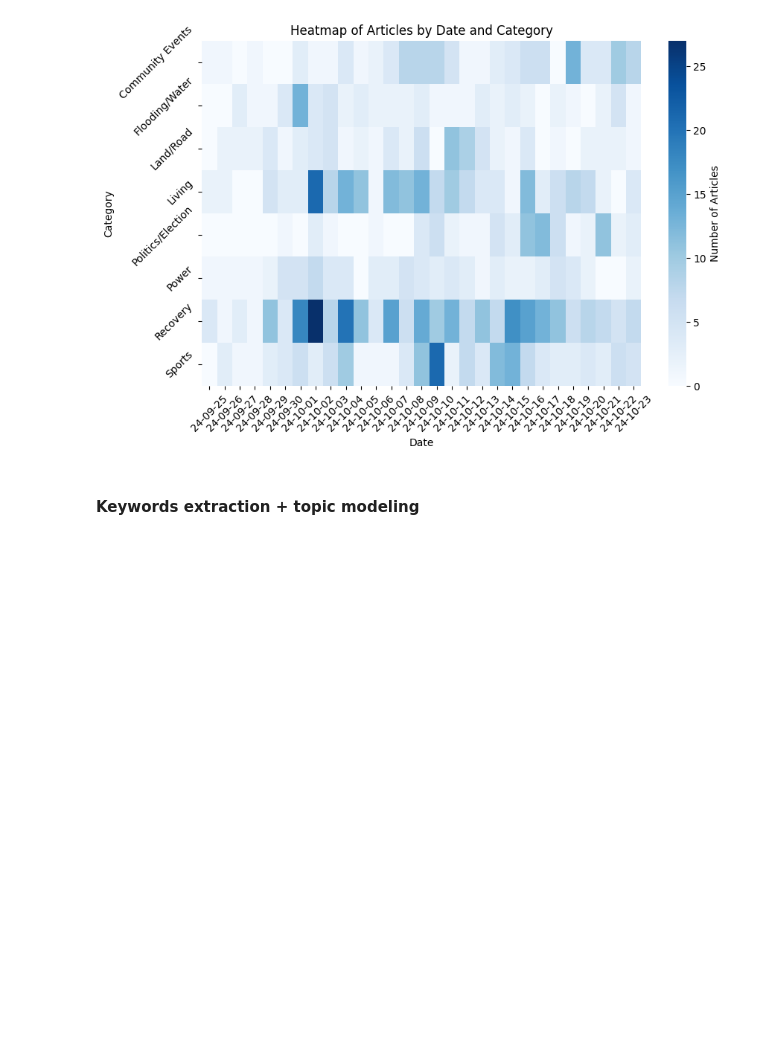
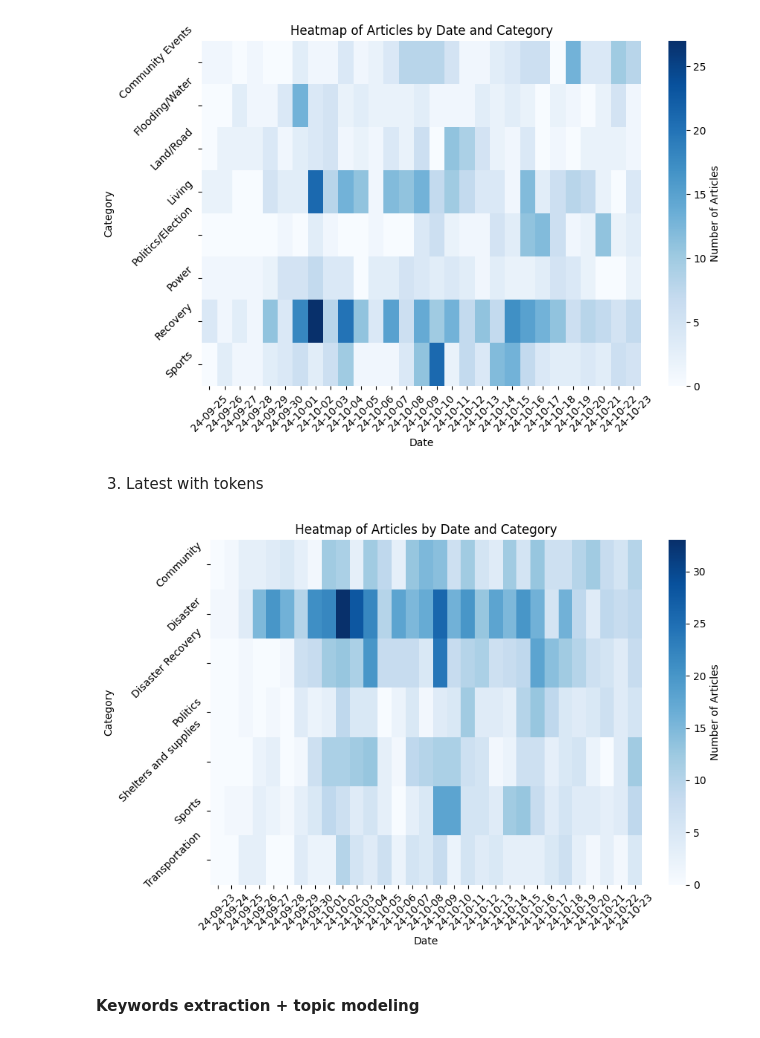
Before and after one commit to yanansun0074/helene_coverage, a Jupyter notebook: news_analysis.ipynb, the cells around one changed output. Drawn from its saved outputs; the diff is of its cells as text; code cells hidden in the pictures; blank space fills up the shorter version.

```diff
--- a/news_analysis.ipynb
+++ b/news_analysis.ipynb
@@ -406,7 +340,7 @@ representation_model = KeyBERTInspired()
 BERTopic_Inspired_model = BERTopic(representation_model=representation_model)
 
 # Fit the model to your news articles
-topics, probs = BERTopic_Inspired_model.fit_transform(articles['article_text'])
+topics, probs = BERTopic_Inspired_model.fit_transform(articles['cleaned_text'])
 
 print(BERTopic_Inspired_model.get_topic_info())
 # %% [output]
@@ -429,0 +366,8 @@ print(BERTopic_Inspired_model.get_topic_info())
+# %%
+# reduce the number of outliers with cosine similarity
+new_topics = BERTopic_Inspired_model.reduce_outliers(articles['cleaned_text'], topics, strategy="embeddings")
+
+# update topic representation
+BERTopic_Inspired_model.update_topics(articles['cleaned_text'], topics=new_topics)
+
+print(BERTopic_Inspired_model.get_topic_info())
@@ -429,0 +397,15 @@ print(BERTopic_Inspired_model.get_topic_info())
+# %%
+# Fit the model to your news articles
+topics, probs = BERTopic_Inspired_model.fit_transform(tokens)
+
+# reduce the number of outliers with cosine similarity
+new_topics = BERTopic_Inspired_model.reduce_outliers(tokens, topics, strategy="c-tf-idf")
+
+# update topic representation
+BERTopic_Inspired_model.update_topics(tokens, topics=new_topics)
+
+# save it
+labels = BERTopic_Inspired_model.get_document_info(tokens)
+# labels.to_csv("BERTopic_lables_final.csv", index = False)
+
+print(BERTopic_Inspired_model.get_topic_info())
@@ -742,6 +786,28 @@ plt.tight_layout()
 plt.show()
 # %% [output]
 [figure]
+# %% [markdown]
+3. Latest with tokens
+# %%
+import pandas as pd
+import matplotlib.pyplot as plt
+import seaborn as sns
+
+heatmap_data = articles_label_topic_1.groupby(['date', 'Category']).size().unstack(fill_value=0)
+# heatmap_data['date'] = heatmap_data['date'].dt.strftime('%m-%d')  # Convert to month-day format
+
+# Step 2: Plot heatmap
+plt.figure(figsize=(9, 6))
+sns.heatmap(heatmap_data.T, cmap="Blues", annot=False, cbar_kws={'label': 'Number of Articles'})
+plt.title("Heatmap of Articles by Date and Category")
+plt.xlabel("Date")
+plt.ylabel("Category")
+plt.xticks(rotation=45)
+plt.yticks(rotation=45)
+plt.tight_layout()
+plt.show()
+# %% [output]
+[figure, added]
 # %% [markdown]
 #### Keywords extraction + topic modeling
 # %% [markdown]
```
Also changed, not shown: parts of 26 cells of this notebook, 3 other files.
